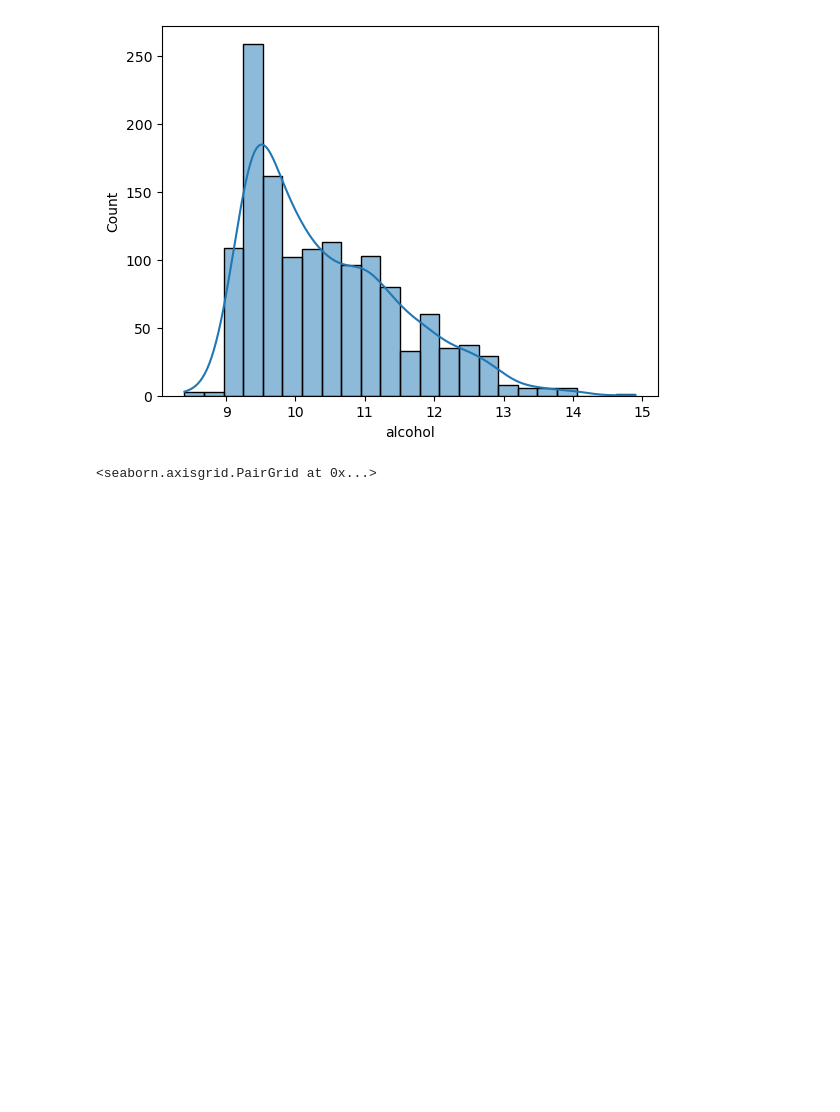
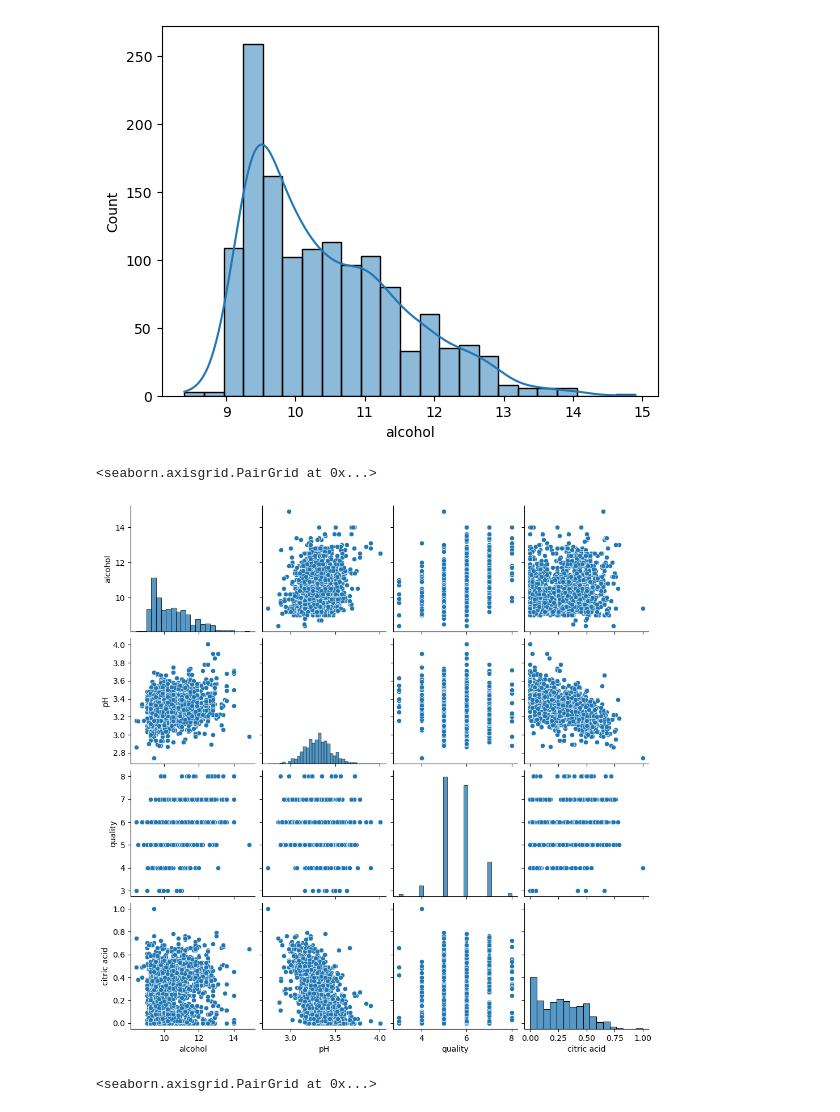
Before and after one commit to HIMANSHU-heist/data-science-journey, a Jupyter notebook: red-wine-quality-eda/notebook/EDA_REDWINE.ipynb, the cells around one changed output. Saved outputs shown, nothing was run; the diff lists cells and outputs as text; code cells hidden in the pictures; blank space fills up the shorter version.

```diff
--- a/red-wine-quality-eda/notebook/EDA_REDWINE.ipynb
+++ b/red-wine-quality-eda/notebook/EDA_REDWINE.ipynb
@@ -201,6 +192,11 @@ sns.histplot(df['alcohol'],kde=True)
 # %% [output]
 <Axes: xlabel='alcohol', ylabel='Count'>
 [figure]
+# %%
+sns.pairplot(df[['alcohol','pH','quality','citric acid']])
+# %% [output]
+<seaborn.axisgrid.PairGrid at 0x...>
+[figure, added]
 # %%
 sns.pairplot(df)
 # %% [output]
```
Also changed, not shown: parts of 5 cells of this notebook.
